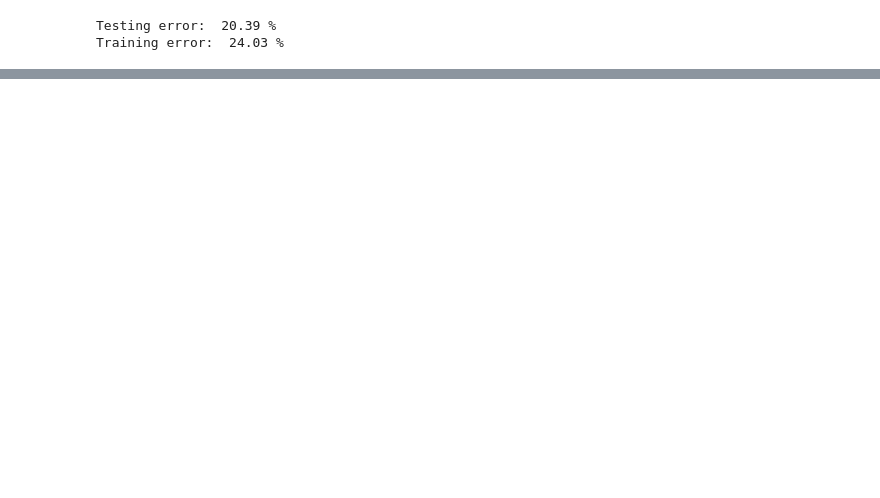
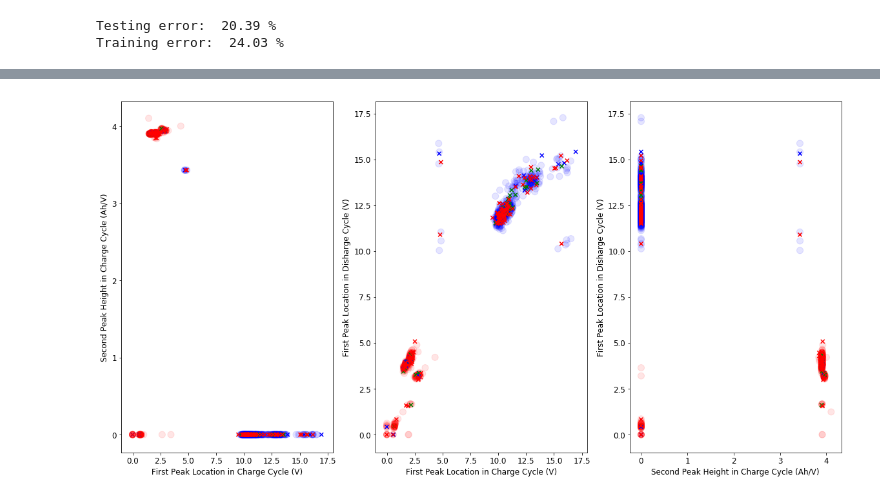
Before and after one commit to nicolet5/DiffCapAnalyzer, a Jupyter notebook: examples/ML.ipynb, the cells around one changed output, grey strips where cells are left out. Saved outputs shown, nothing was run; the diff lists cells and outputs as text; code cells hidden in the pictures; blank space fills up the shorter version.

Commit message:
updated graphs

```diff
--- a/examples/ML.ipynb
+++ b/examples/ML.ipynb
@@ -273,7 +236,0 @@ pd_train_y = pd_train_y.reset_index(drop = True)
-# %%
-for i in range(len(pd_train_y)):
-    #print (i)
-    if pd_train_y.loc[i,('label')] == 'LiCoO2':
-        pd_train_y.loc[i,('num')] = 0
-    else:
-        pd_train_y.loc[i,('num')] = 1
@@ -364,0 +237,3 @@ plt.show()
+# %%
+test_x = test[['ch_5','ch_7','dc_5']]
+test_df.head()
@@ -364,0 +247,35 @@ plt.show()
+# %%
+plt.rcParams.update({'font.size':12})
+
+colors = ['red', 'blue']
+test_df = test_df.reset_index(drop = True)
+test_x = test_x.reset_index(drop = True)
+for i in range(len(test_df)):
+    if test_df.loc[i, ('correct')] == 0:
+        test_x.loc[i, ('Predicted Col')] = 'G'
+    elif (test_df.loc[i, ('correct')] == 1) and (test_df.loc[i, ('actual')] == 1) :
+        test_x.loc[i, ('Predicted Col')] = 'B'
+    elif (test_df.loc[i, ('correct')] == 1) and (test_df.loc[i, ('actual')] == 0) :
+        test_x.loc[i, ('Predicted Col')] = 'R'
+    else:
+        test_x.loc[i, ('Predicted Col')] = 'G'
+# %%
+#incorrect predictions are shown by green x's
+
+f, (ax1, ax2,ax3) = plt.subplots(1, 3, figsize=(20, 10))
+ax1.scatter(datatot['ch_5'], datatot['ch_7'], c = datatot['Color'], alpha=0.1, s=100)
+ax1.scatter(test_x['ch_5'], test_x['ch_7'], c = test_x['Predicted Col'], marker = "x")
+ax1.set_xlabel('First Peak Location in Charge Cycle (V)')
+ax1.set_ylabel('Second Peak Height in Charge Cycle (Ah/V)')
+ax2.scatter(datatot['ch_5'], datatot['dc_5'], c = datatot['Color'], alpha=0.1, s=100)
+ax2.scatter(test_x['ch_5'], test_x['dc_5'], c = test_x['Predicted Col'], marker = "x")
+ax2.set_xlabel('First Peak Location in Charge Cycle (V)')
+ax2.set_ylabel('First Peak Location in Disharge Cycle (V)')
+ax3.scatter(datatot['ch_7'], datatot['dc_5'], c = datatot['Color'], alpha=0.1, s=100)
+ax3.scatter(test_x['ch_7'], test_x['dc_5'], c = test_x['Predicted Col'], marker = "x")
+ax3.set_xlabel('Second Peak Height in Charge Cycle (Ah/V)')
+ax3.set_ylabel('First Peak Location in Disharge Cycle (V)')
+
+plt.show()
+# %% [output]
+[figure, added]
```
Also changed, not shown: parts of 28 cells of this notebook.
